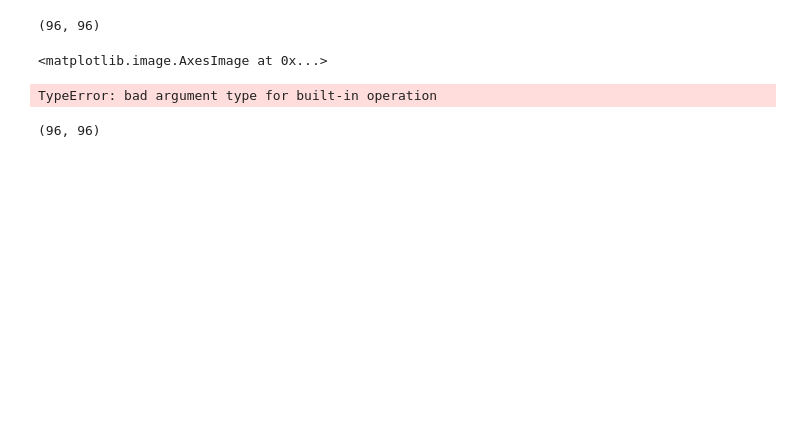
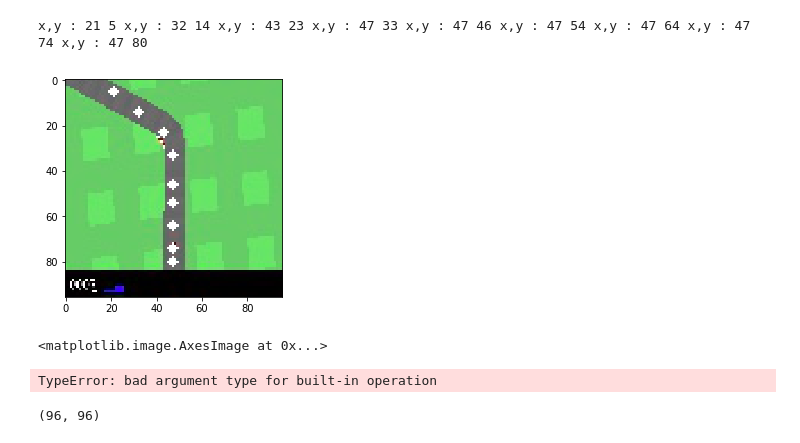
Before and after one commit to irfanhasib0/Control-algorithms, a Jupyter notebook: Model Predictive Control/car_racing_gym.ipynb, the cells around one changed output. Saved outputs shown, nothing was run; the diff lists cells and outputs as text; code cells hidden in the pictures; blank space fills up the shorter version.

Commit message:
state space variables extracted from env

```diff
--- a/Model Predictive Control/car_racing_gym.ipynb
+++ b/Model Predictive Control/car_racing_gym.ipynb
@@ -11,2 +9,4 @@ import numpy as np
 # %%
-env=gym.make('CarRacing-v0')
+#env=gym.make('CarRacing-v0')
+#env.action_space
+#env.action_space.sample()
@@ -43,0 +13,4 @@ plt.imshow(nst)
+# %%
+
+envc.reset()
+nst,rw,ter,info=envc.step([0,1,0])
@@ -45,9 +122,3 @@ plt.imshow(nst)
 #https://navoshta.com/detecting-road-features/
 #https://towardsdatascience.com/tutorial-build-a-lane-detector-679fd8953132
 #https://towardsdatascience.com/finding-lane-lines-simple-pipeline-for-lane-detection-d02b62e7572b
-# %%
-gray = cv2.cvtColor(nst, cv2.COLOR_RGB2GRAY)
-# Applies a 5x5 gaussian blur with deviation of 0 to frame - not mandatory since Canny will do this for us
-blur = cv2.GaussianBlur(gray, (5, 5), 0)
-# Applies Canny edge detector with minVal of 50 and maxVal of 150
-canny = cv2.Canny(blur, 50, 150)
@@ -166,10 +124,0 @@ a=10
-# %%
-canny = do_canny(nst)
-segment = do_segment(canny)
-hough = cv2.HoughLinesP(segment, 1, np.pi / 180, 10, np.array([]), minLineLength = 5, maxLineGap = 5)
-#lines = calculate_lines(nst, hough)
-#lines_visualize = visualize_lines(nst, lines)
-#plt.imshow(hough)
-segment.shape
-# %% [output]
-(96, 96)
@@ -178,3 +186,20 @@ segment.shape
+# %%
+i=0
+N=10
+frame=cv2.imread('car_lane.jpg')
+i2t=image_to_traj(N=10)
+[crops,cxs,cys,hh]=i2t.run(frame)
+#crops,cxs,cys=get_points(segment,N)
+for x,y,crop in zip(cxs,cys,crops):
+    img = cv2.circle(frame,(x,i+y), 2, (255,255,255), -1)
+    print('x,y :',x,y+i,end=' ')
+    i+=N
+
+plt.imshow(img,cmap='gray',vmin=0,vmax=255)
+plt.show()
+# %% [output]
+x,y : 21 5 x,y : 32 14 x,y : 43 23 x,y : 47 33 x,y : 47 46 x,y : 47 54 x,y : 47 64 x,y : 47 74 x,y : 47 80
+[figure, added]
 # %%
 # Draw the lines
 if hough is not None:
```
Also changed, not shown: parts of 21 cells of this notebook, 4 other files.
